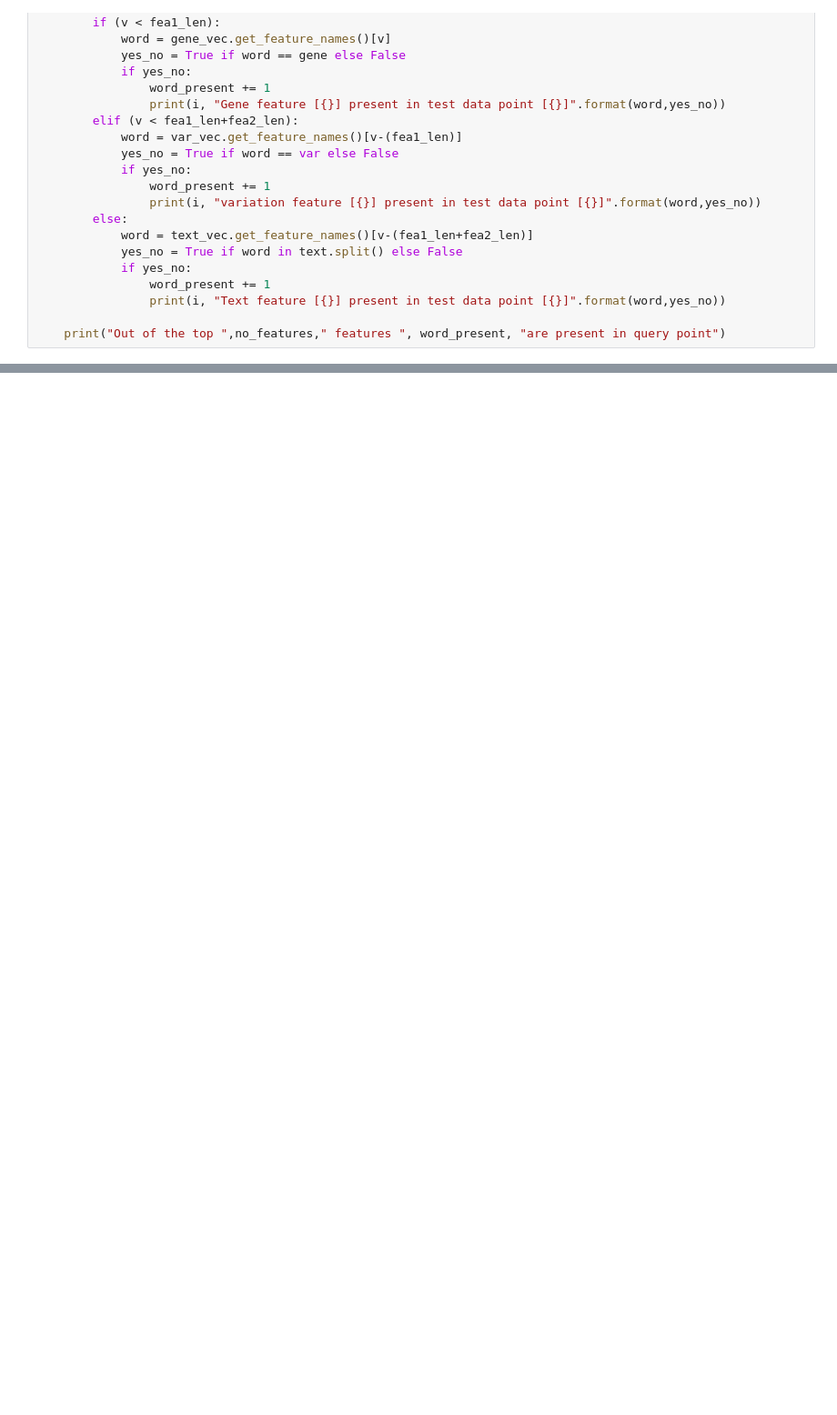
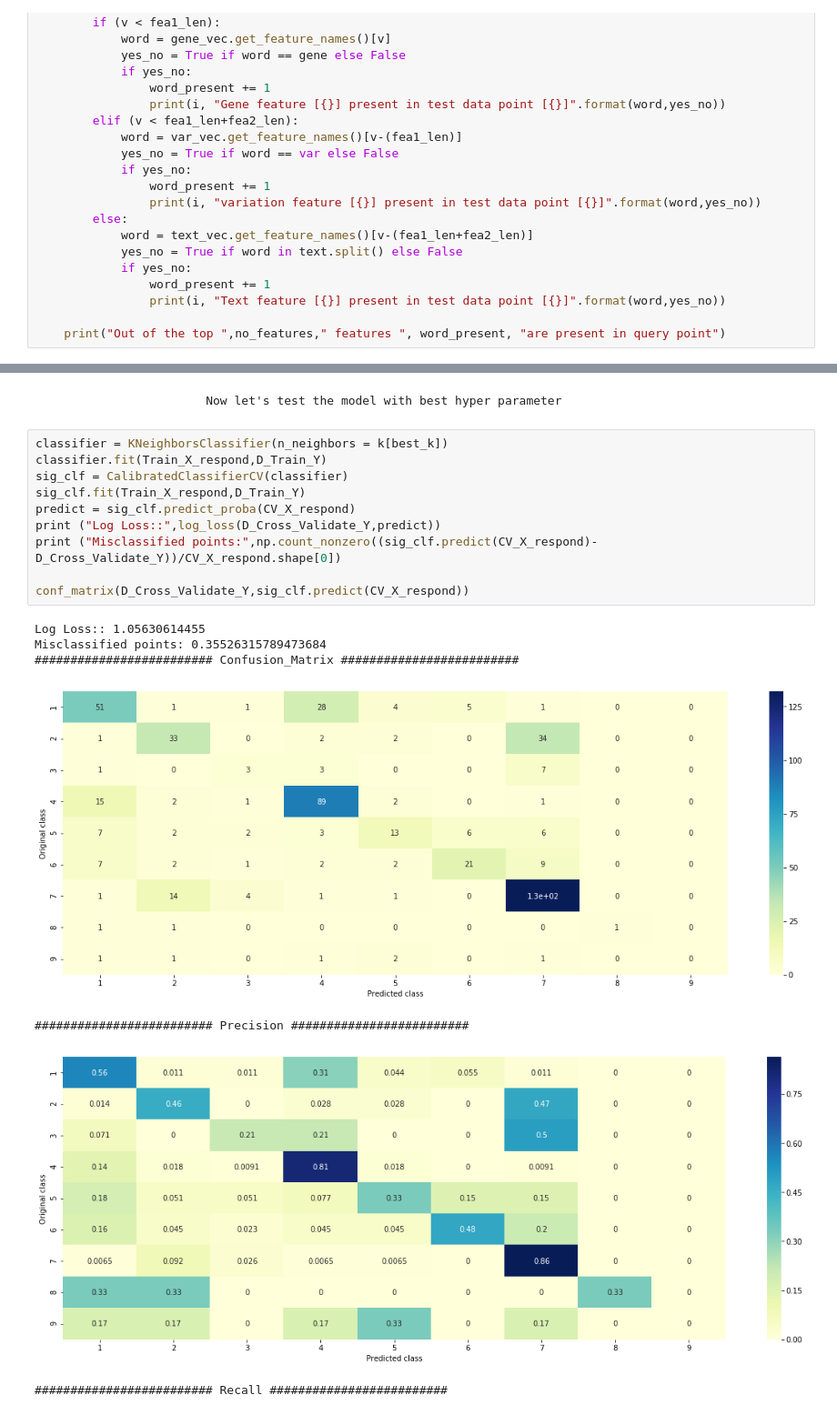
Before and after one commit to mehrayogesh208/Personalized-Cancer-Diagnosis, a Jupyter notebook: Personalized Cancer Diagnosis.ipynb, the cells around one changed output, grey strips where cells are left out. Shown at 91% size. Saved outputs shown, nothing was run; the diff lists cells and outputs as text; blank space fills up the shorter version.

```diff
--- a/Personalized Cancer Diagnosis.ipynb
+++ b/Personalized Cancer Diagnosis.ipynb
@@ -801,0 +852,20 @@ Out of the top  200  features  108 are present in query point
+# %% [markdown]
+                          Now let's test the model with best hyper parameter
+# %%
+classifier = KNeighborsClassifier(n_neighbors = k[best_k])
+classifier.fit(Train_X_respond,D_Train_Y)
+sig_clf = CalibratedClassifierCV(classifier)
+sig_clf.fit(Train_X_respond,D_Train_Y)
+predict = sig_clf.predict_proba(CV_X_respond)
+print ("Log Loss::",log_loss(D_Cross_Validate_Y,predict))
+print ("Misclassified points:",np.count_nonzero((sig_clf.predict(CV_X_respond)-D_Cross_Validate_Y))/CV_X_respond.shape[0])
+
+conf_matrix(D_Cross_Validate_Y,sig_clf.predict(CV_X_respond))
+# %% [output]
+Log Loss:: 1.05630614455
+Misclassified points: 0.35526315789473684
+######################### Confusion_Matrix #########################
+[figure, added]
+######################### Precision #########################
+[figure, added]
+######################### Recall #########################
```
Also changed, not shown: parts of 22 cells of this notebook.
